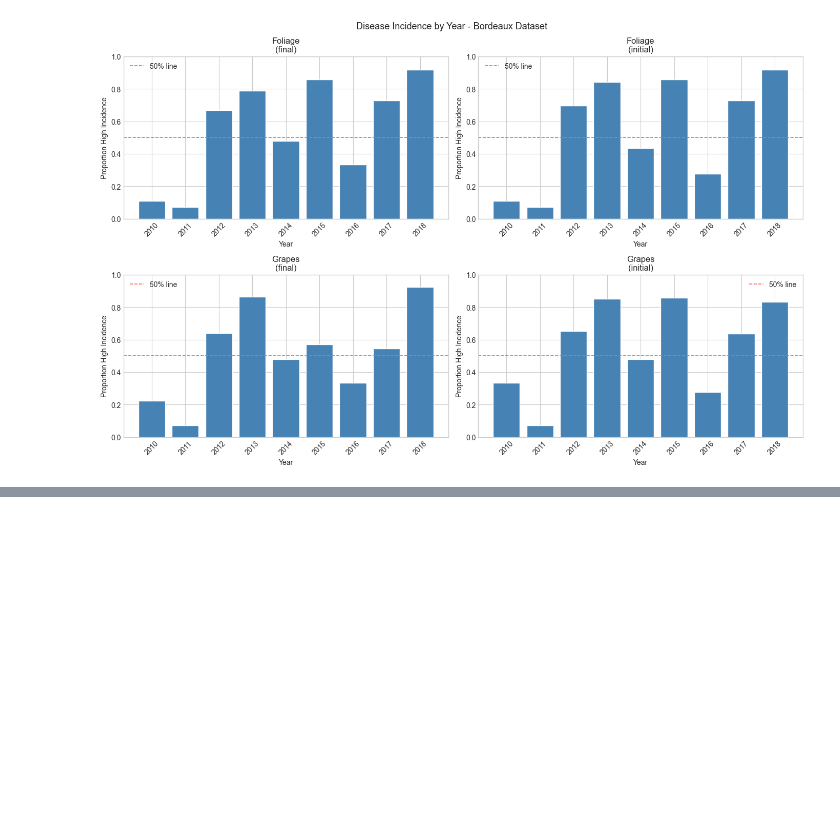
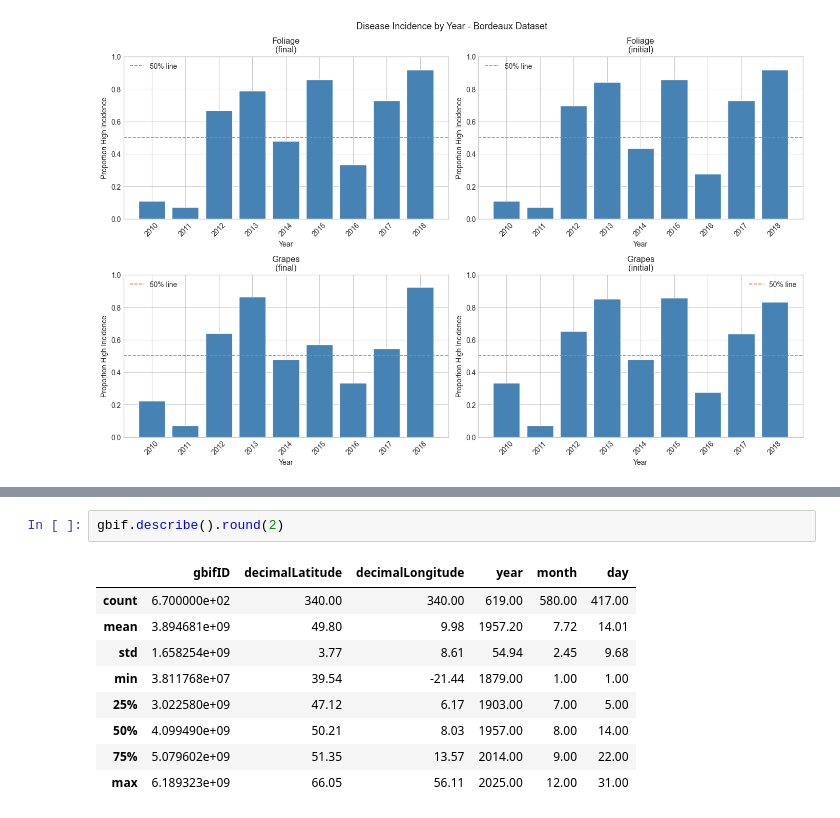
Before and after one commit to PappoIvanov/plasmopara-viticola, a Jupyter notebook: notebooks/grapevine_downy_mildew_analysis.ipynb, the cells around one changed output, grey strips where cells are left out. Drawn from its saved outputs; the diff is of its cells as text; blank space fills up the shorter version.

```diff
--- a/notebooks/grapevine_downy_mildew_analysis.ipynb
+++ b/notebooks/grapevine_downy_mildew_analysis.ipynb
@@ -206,0 +269,12 @@ Desease incidence varies considerably across years and is consistent across all
+# %%
+gbif.describe().round(2)
+# %% [output]
+|  | gbifID | decimalLatitude | decimalLongitude | year | month | day |
+| count | 6.700000e+02 | 340.00 | 340.00 | 619.00 | 580.00 | 417.00 |
+| mean | 3.894681e+09 | 49.80 | 9.98 | 1957.20 | 7.72 | 14.01 |
+| std | 1.658254e+09 | 3.77 | 8.61 | 54.94 | 2.45 | 9.68 |
+| min | 3.811768e+07 | 39.54 | -21.44 | 1879.00 | 1.00 | 1.00 |
+| 25% | 3.022580e+09 | 47.12 | 6.17 | 1903.00 | 7.00 | 5.00 |
+| 50% | 4.099490e+09 | 50.21 | 8.03 | 1957.00 | 8.00 | 14.00 |
+| 75% | 5.079602e+09 | 51.35 | 13.57 | 2014.00 | 9.00 | 22.00 |
+| max | 6.189323e+09 | 66.05 | 56.11 | 2025.00 | 12.00 | 31.00 |
```
Also changed, not shown: parts of 22 cells of this notebook.
